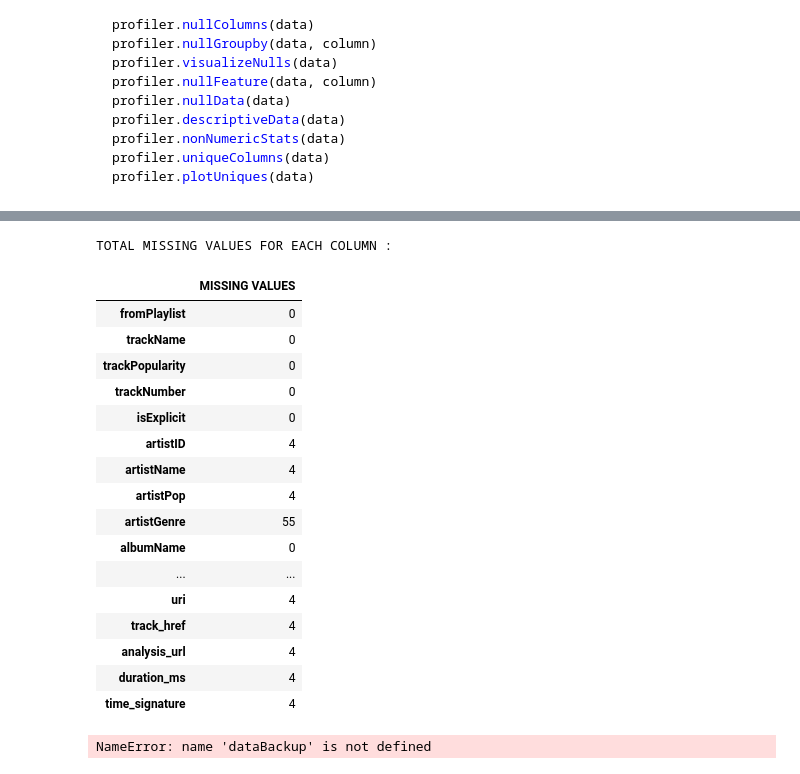
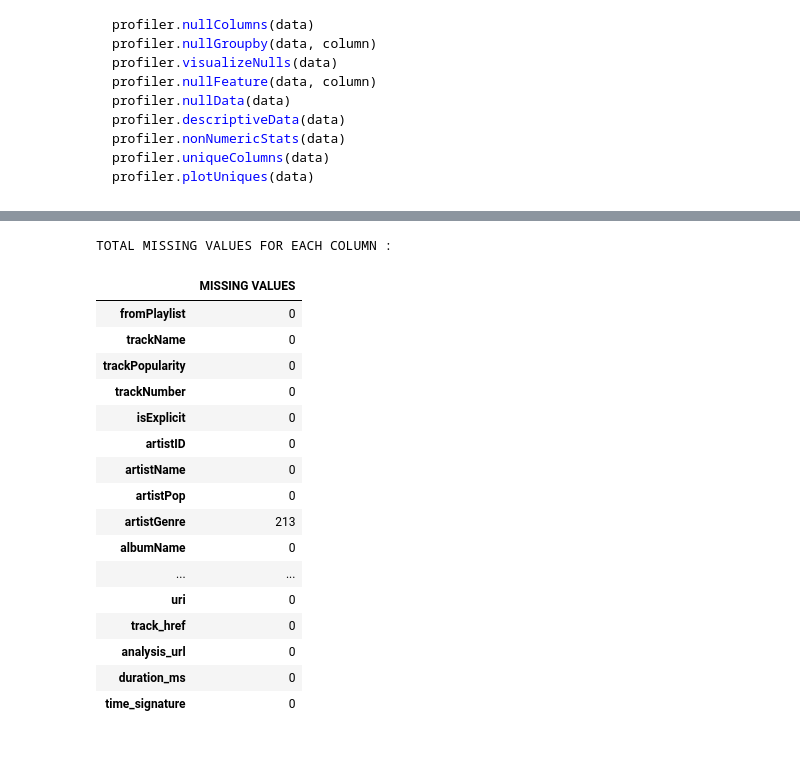
Before and after one commit to KatrinaJMD/IronHack, a Jupyter notebook: Project No.6/ProjectSpotipy.ipynb, the cells around one changed output, grey strips where cells are left out. Saved outputs shown, nothing was run; the diff lists cells and outputs as text; code cells hidden in the pictures.

```diff
--- a/Project No.6/ProjectSpotipy.ipynb
+++ b/Project No.6/ProjectSpotipy.ipynb
@@ -832,26 +921,24 @@ NameError: name 'spotipyData' is not defined
 # %%
-profiler.nullColumns(spotipyData)
+# profiler.nullColumns(spotipyData)
 # %% [output]
 TOTAL MISSING VALUES FOR EACH COLUMN :
 |  | MISSING VALUES |
 | fromPlaylist | 0 |
 | trackName | 0 |
 | trackPopularity | 0 |
 | trackNumber | 0 |
 | isExplicit | 0 |
-| artistID | 4 |
-| artistName | 4 |
-| artistPop | 4 |
-| artistGenre | 55 |
+| artistID | 0 |
+| artistName | 0 |
+| artistPop | 0 |
+| artistGenre | 213 |
 | albumName | 0 |
 | ... | ... |
-| uri | 4 |
-| track_href | 4 |
-| analysis_url | 4 |
-| duration_ms | 4 |
-| time_signature | 4 |
+| uri | 0 |
+| track_href | 0 |
+| analysis_url | 0 |
+| duration_ms | 0 |
+| time_signature | 0 |
 # %%
-dataBackup[(databackup["fromPlaylist"] == "Last Century 50s-80s") & (databackup["id"].isnull())]
+# dataBackup[(databackup["fromPlaylist"] == "Last Century 50s-80s") & (databackup["id"].isnull())]
-# %% [output]
-NameError: name 'dataBackup' is not defined
 # %%
```
Also changed, not shown: parts of 24 cells of this notebook, 9 other files.
